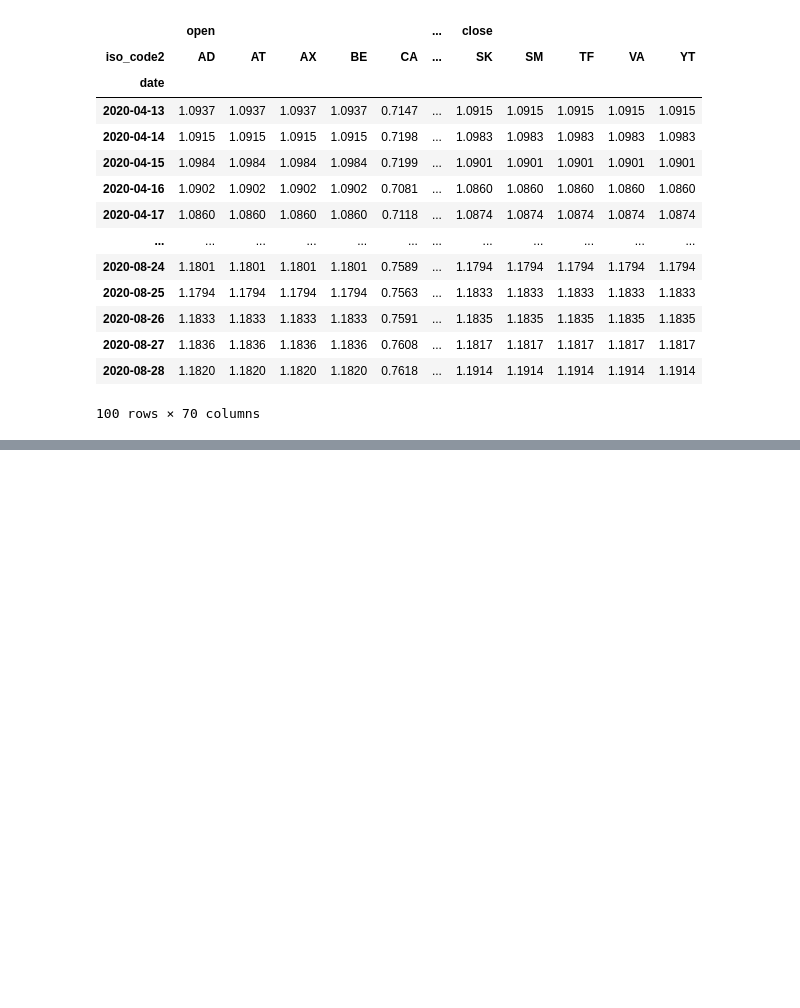
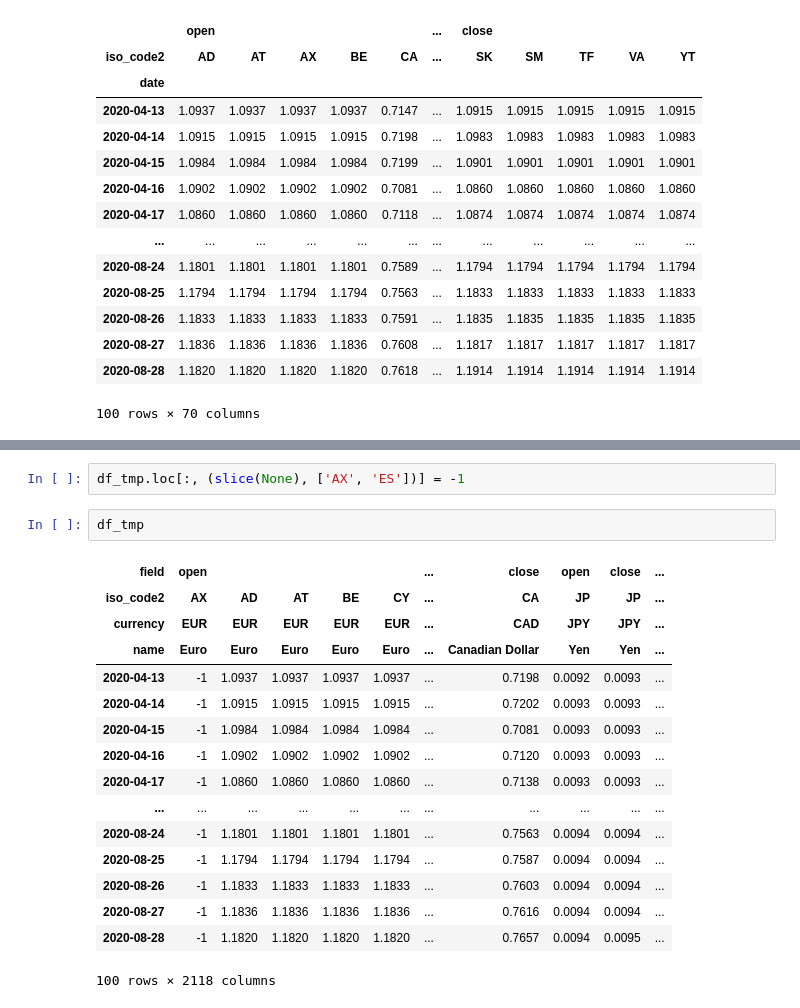
Before and after one commit to ghost368/notebooks, a Jupyter notebook: notebooks/pandas_xarray_guide.ipynb, the cells around one changed output, grey strips where cells are left out. Saved outputs shown, nothing was run; the diff lists cells and outputs as text; blank space fills up the shorter version.

```diff
--- a/notebooks/pandas_xarray_guide.ipynb
+++ b/notebooks/pandas_xarray_guide.ipynb
@@ -1436,0 +1479,21 @@ df_tmp.reset_index().set_index(df_tmp.index.names + ['currency']).unstack(['iso_
+# %%
+df_tmp.loc[:, (slice(None), ['AX', 'ES'])] = -1
+# %%
+df_tmp
+# %% [output]
+| field | open |  |  |  |  | ... | close | open | close | ... |
+| iso_code2 | AX | AD | AT | BE | CY | ... | CA | JP | JP | ... |
+| currency | EUR | EUR | EUR | EUR | EUR | ... | CAD | JPY | JPY | ... |
+| name | Euro | Euro | Euro | Euro | Euro | ... | Canadian Dollar | Yen | Yen | ... |
+| 2020-04-13 | -1 | 1.0937 | 1.0937 | 1.0937 | 1.0937 | ... | 0.7198 | 0.0092 | 0.0093 | ... |
+| 2020-04-14 | -1 | 1.0915 | 1.0915 | 1.0915 | 1.0915 | ... | 0.7202 | 0.0093 | 0.0093 | ... |
+| 2020-04-15 | -1 | 1.0984 | 1.0984 | 1.0984 | 1.0984 | ... | 0.7081 | 0.0093 | 0.0093 | ... |
+| 2020-04-16 | -1 | 1.0902 | 1.0902 | 1.0902 | 1.0902 | ... | 0.7120 | 0.0093 | 0.0093 | ... |
+| 2020-04-17 | -1 | 1.0860 | 1.0860 | 1.0860 | 1.0860 | ... | 0.7138 | 0.0093 | 0.0093 | ... |
+| ... | ... | ... | ... | ... | ... | ... | ... | ... | ... | ... |
+| 2020-08-24 | -1 | 1.1801 | 1.1801 | 1.1801 | 1.1801 | ... | 0.7563 | 0.0094 | 0.0094 | ... |
+| 2020-08-25 | -1 | 1.1794 | 1.1794 | 1.1794 | 1.1794 | ... | 0.7587 | 0.0094 | 0.0094 | ... |
+| 2020-08-26 | -1 | 1.1833 | 1.1833 | 1.1833 | 1.1833 | ... | 0.7603 | 0.0094 | 0.0094 | ... |
+| 2020-08-27 | -1 | 1.1836 | 1.1836 | 1.1836 | 1.1836 | ... | 0.7616 | 0.0094 | 0.0094 | ... |
+| 2020-08-28 | -1 | 1.1820 | 1.1820 | 1.1820 | 1.1820 | ... | 0.7657 | 0.0094 | 0.0095 | ... |
+100 rows × 2118 columns
```
Also changed, not shown: parts of 5 cells of this notebook.
